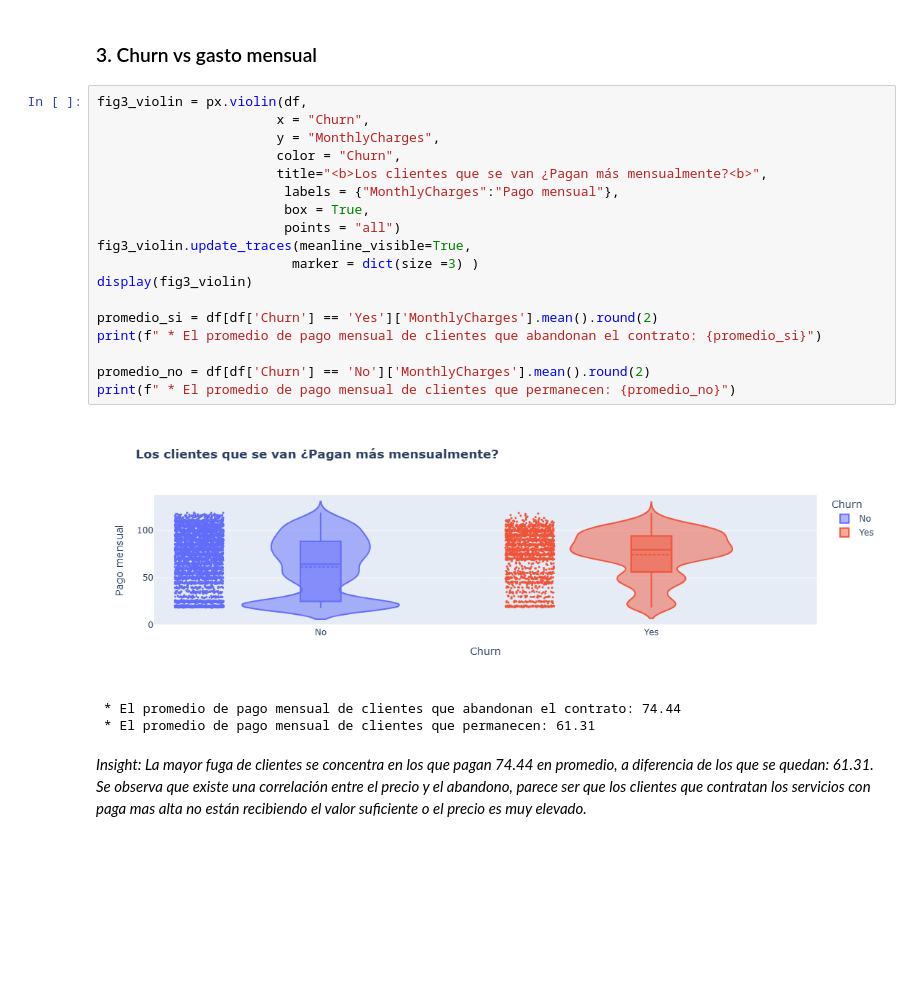
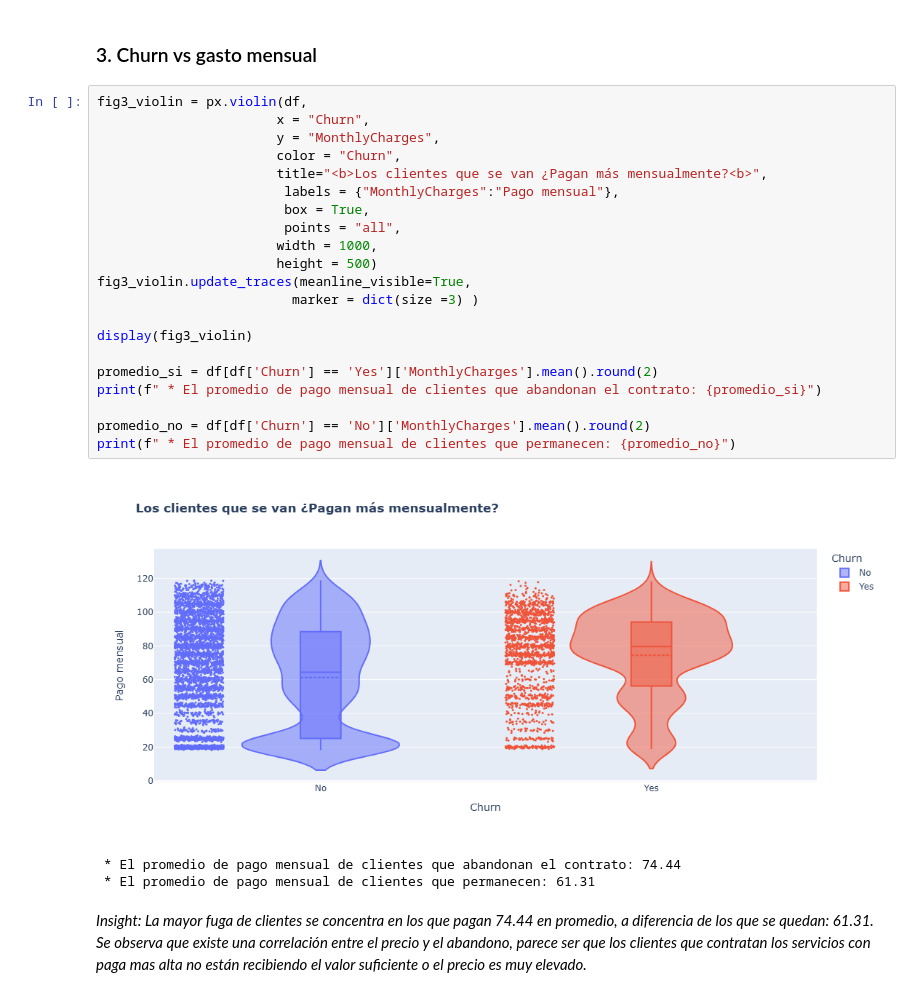
Before and after one commit to bryanventura-data/Analysis-Telco-Customer-Churn, a Jupyter notebook: Limpieza y Análisis EDA.ipynb, the cells around one changed output. Cells and saved outputs as stored; diff of their text form; blank space fills up the shorter version.

```diff
--- a/Limpieza y Análisis EDA.ipynb
+++ b/Limpieza y Análisis EDA.ipynb
@@ -270,23 +276,26 @@ print(f" * El churn de contratos bianuales representa el {porc_churn_two_year}%
 # %%
 fig3_violin = px.violin(df,
                        x = "Churn",
                        y = "MonthlyCharges",
                        color = "Churn",
                        title="<b>Los clientes que se van ¿Pagan más mensualmente?<b>",
                         labels = {"MonthlyCharges":"Pago mensual"},
                         box = True,
-                        points = "all")
+                        points = "all",
+                       width = 1000,
+                       height = 500)
 fig3_violin.update_traces(meanline_visible=True,
                          marker = dict(size =3) )
+
 display(fig3_violin)
 
 promedio_si = df[df['Churn'] == 'Yes']['MonthlyCharges'].mean().round(2)
 print(f" * El promedio de pago mensual de clientes que abandonan el contrato: {promedio_si}")
 
 promedio_no = df[df['Churn'] == 'No']['MonthlyCharges'].mean().round(2)
 print(f" * El promedio de pago mensual de clientes que permanecen: {promedio_no}")
 # %% [output]
-[figure, old version]
+[figure, new version]
  * El promedio de pago mensual de clientes que abandonan el contrato: 74.44
  * El promedio de pago mensual de clientes que permanecen: 61.31
 # %% [markdown]
```
Also changed, not shown: parts of 5 cells of this notebook.
